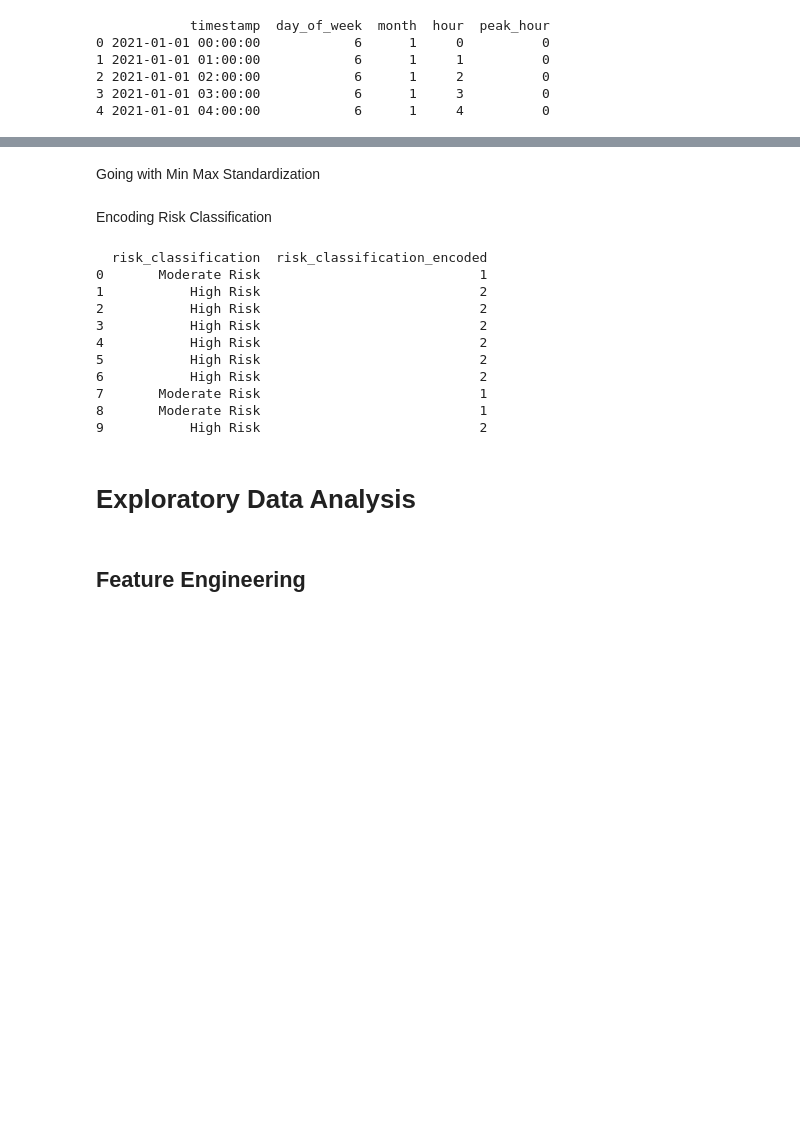
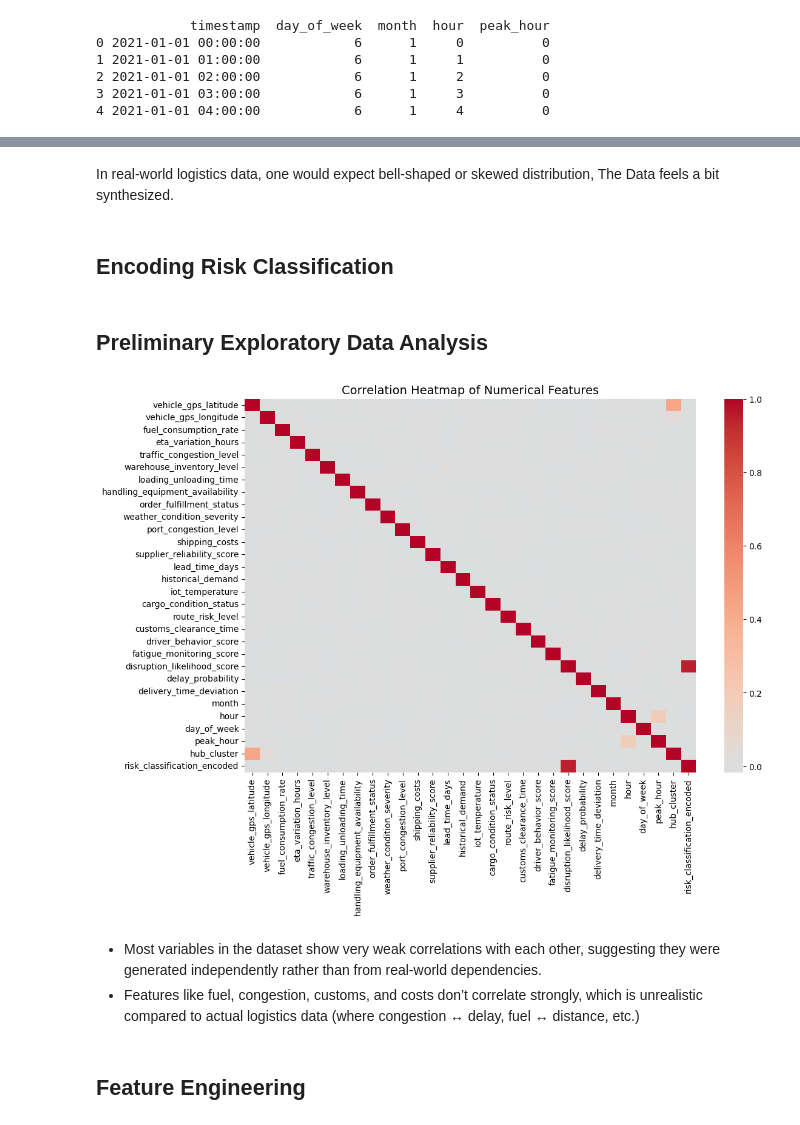
Before and after one commit to abbyseb/Datathon, a Jupyter notebook: Datathon.ipynb, the cells around one changed output, grey strips where cells are left out. Saved outputs shown, nothing was run; the diff lists cells and outputs as text; code cells hidden in the pictures; blank space fills up the shorter version.

```diff
--- a/Datathon.ipynb
+++ b/Datathon.ipynb
@@ -221,9 +184,8 @@ plt.show()
-# %% [markdown]
-Going with Min Max Standardization
+# %% [markdown]
+In real-world logistics data, one would expect bell-shaped or skewed distribution, The Data feels a bit synthesized.
 # %% [markdown]
-Encoding Risk Classification
+## Encoding Risk Classification
 # %%
-import pandas as pd
 
 # Map categories to numeric values
 risk_map = {
@@ -233,17 +195,3 @@ risk_map = {
 }
 
 df['risk_classification_encoded'] = df['risk_classification'].map(risk_map)
-
-print(df[['risk_classification', 'risk_classification_encoded']].head(10))
-# %% [output]
-  risk_classification  risk_classification_encoded
-0       Moderate Risk                            1
-1           High Risk                            2
-2           High Risk                            2
-3           High Risk                            2
-4           High Risk                            2
-5           High Risk                            2
-6           High Risk                            2
-7       Moderate Risk                            1
-8       Moderate Risk                            1
-9           High Risk                            2
@@ -250,4 +202,18 @@ print(df[['risk_classification', 'risk_classification_encoded']].head(10))
 # %% [markdown]
-# Exploratory Data Analysis
+## Preliminary Exploratory Data Analysis
+# %%
+#Correlation Heatmap
+plt.figure(figsize=(12,8))
+sns.heatmap(df.corr(numeric_only=True), cmap="coolwarm", center=0, annot=False)
+plt.title("Correlation Heatmap of Numerical Features", fontsize=14)
+plt.show()
+# %% [output]
+[figure, added]
+# %% [markdown]
+
+
+
+*   Most variables in the dataset show very weak correlations with each other, suggesting they were generated independently rather than from real-world dependencies.
+*   Features like fuel, congestion, customs, and costs don’t correlate strongly, which is unrealistic compared to actual logistics data (where congestion ↔ delay, fuel ↔ distance, etc.)
 # %% [markdown]
 ## Feature Engineering
```
Also changed, not shown: parts of 59 cells of this notebook.
